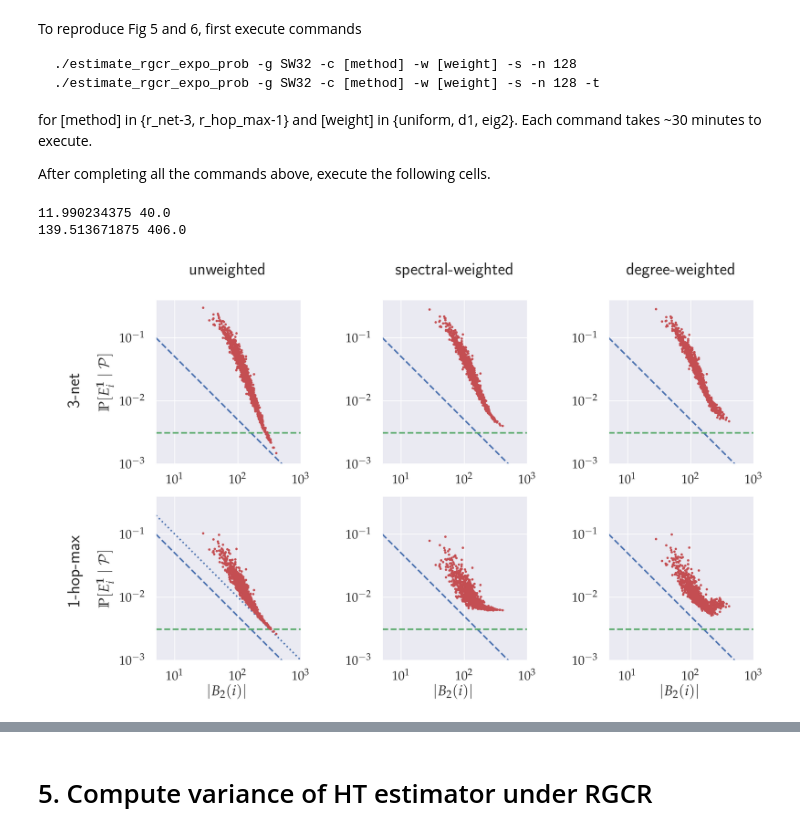
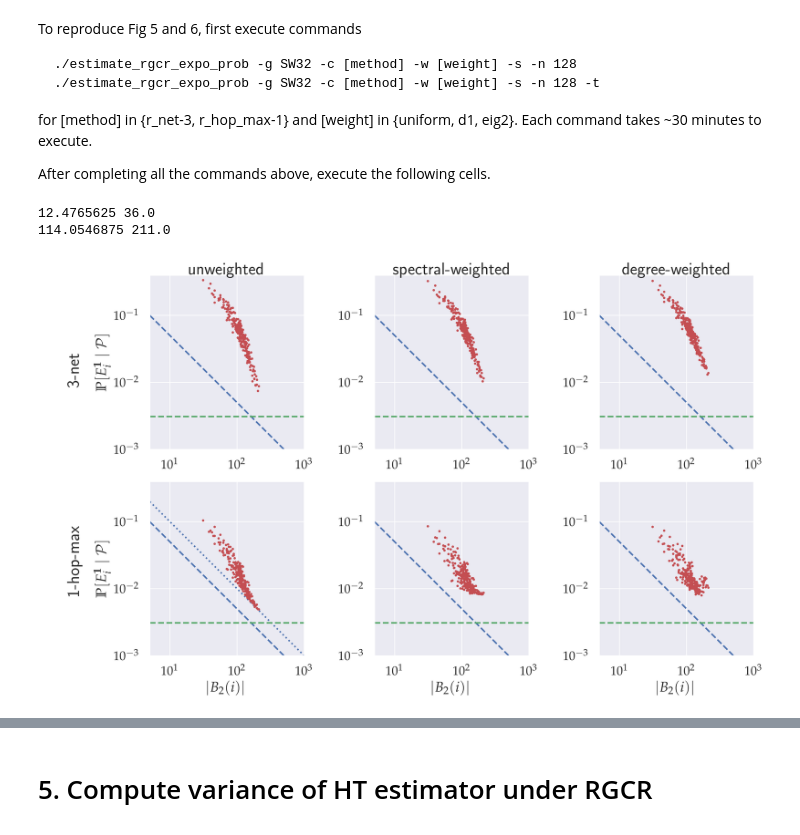
Before and after one commit to cleeyu/RGCR-code, a Jupyter notebook: intro.ipynb, the cells around one changed output, grey strips where cells are left out. Cells and saved outputs as stored; diff of their text form; code cells hidden in the pictures.

```diff
--- a/intro.ipynb
+++ b/intro.ipynb
@@ -201,8 +203,8 @@ Each command takes ~30 minutes to execute.
 
 After completing all the commands above, execute the following cells.
 # %%
-graph_name = 'SW32'
-n = 1024
+graph_name = 'SW16'
+n = 16*16
 rand = 'ind'
 
 xmin = 5
@@ -239,34 +241,34 @@ for i, method in enumerate(methods):
         ax.loglog([xmin, xmax],[0.5 / xmin, 0.5 / xmax], ls='--', lw=2, color='b')
         ax.loglog([xmin, xmax],[0.5/lamb, 0.5/lamb], ls='--', lw=2, color='g')
         ax.loglog((d2+1), prob, '.', color='r', ms=4)
         if (i == 0):
             title = 'unweighted'
             if (weight == 'eig2'):
                 title = 'spectral-weighted'
             if (weight == 'd1'):
                 title = 'degree-weighted'
             ax.set_title(title, fontsize=fsz+4, verticalalignment='center')
             ax.title.set_position([0.5, 1.15])
         if (i == 1):
             ax.set_xlabel(r'$|B_2(i)|$', fontsize=fsz)
         if (j == 0):
             ax.set_ylabel(r'$\mathrm{\mathbb{P}}[E_i ^{\mathbf{1}} \mid \mathcal{P}]$', fontsize=fsz)
         ax.set_xbound(lower=xmin, upper=xmax)
         ax.set_ybound(lower=1e-3, upper=0.4)
 
         ax.xaxis.set_tick_params(which='major', width=2, size=10)
         ax.xaxis.set_tick_params(which='minor', width=1, size=4)
         ax.yaxis.set_tick_params(which='major', width=2, size=10)
         ax.yaxis.set_tick_params(which='minor', width=1, size=4)
         plt.setp(ax.get_xticklabels(), fontsize=fsz-2)
         plt.setp(ax.get_yticklabels(), fontsize=fsz-2)
 
         ax.set_aspect('equal', 'box')
 
 fig.tight_layout()
 plt.show()
 # %% [output]
-11.990234375 40.0
-139.513671875 406.0
+12.4765625 36.0
+114.0546875 211.0
-[figure, old version]
+[figure, new version]
 # %%
```
Also changed, not shown: parts of 7 cells of this notebook, 1 other file.
